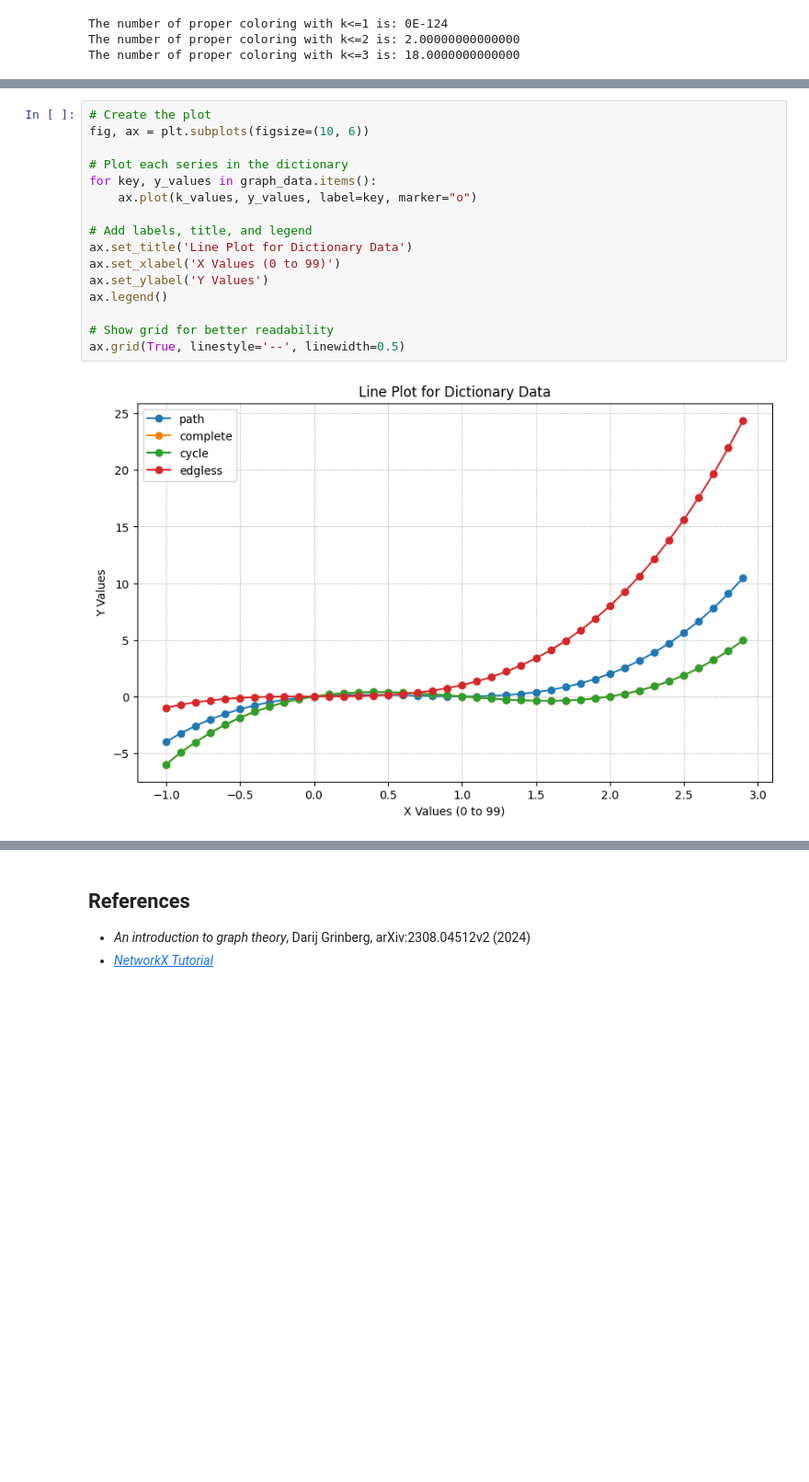
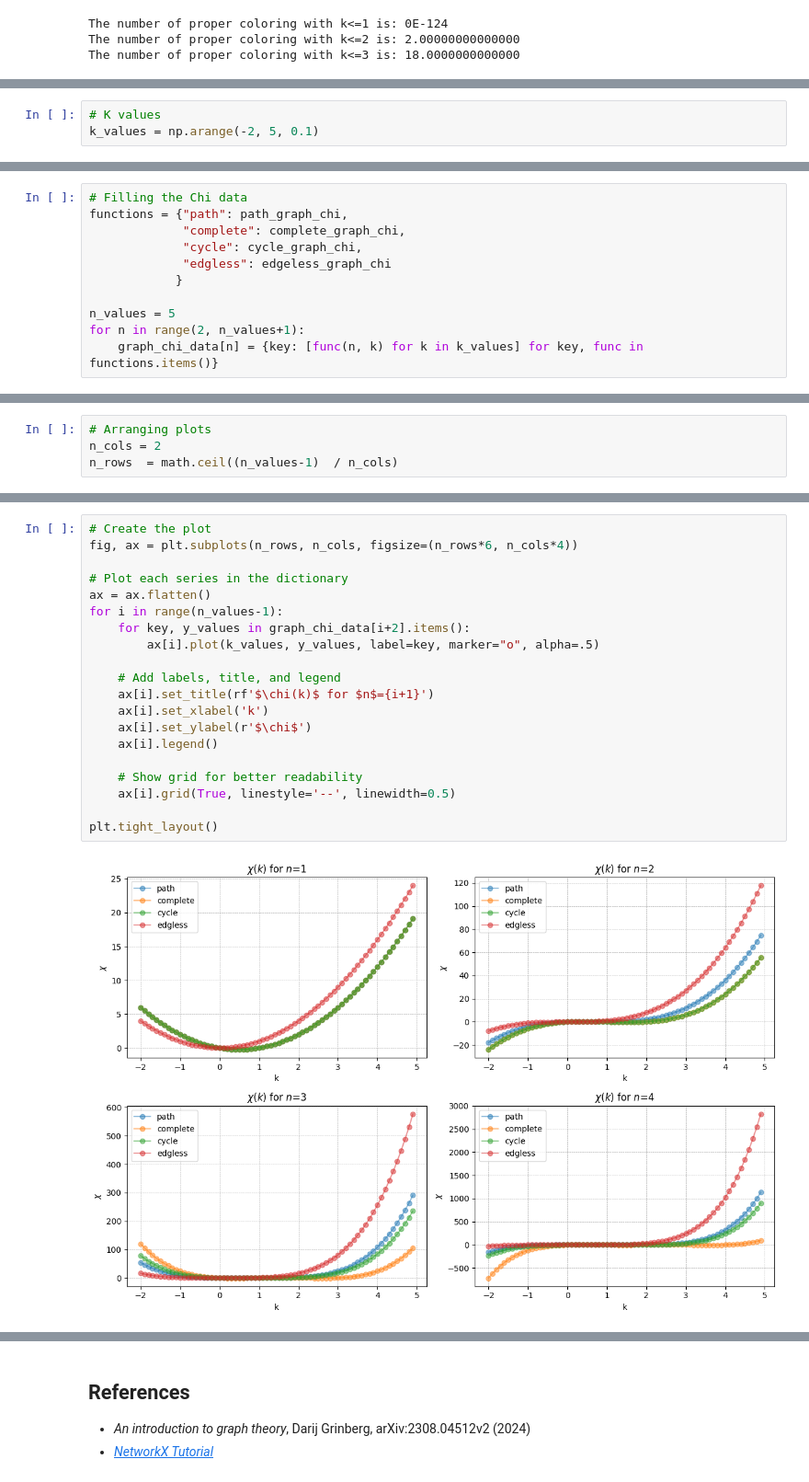
Before and after one commit to mirko-leccese/The-Machine-Learning-Project, a Jupyter notebook: graphs/graph-theory-networkx-2.ipynb, the cells around one changed output, grey strips where cells are left out. Shown: that part at 92% size. Drawn from its saved outputs; the diff is of its cells as text; blank space fills up the shorter version.

Commit message:
feat: update graphs

```diff
--- a/graphs/graph-theory-networkx-2.ipynb
+++ b/graphs/graph-theory-networkx-2.ipynb
@@ -920,2 +933,5 @@ def edgeless_graph_chi(n, k):
     return np.pow(k, n)
+# %%
+# K values
+k_values = np.arange(-2, 5, 0.1)
 # %%
@@ -928,0 +940,11 @@ graph_data["edgless"] = [edgeless_graph_chi(3, k) for k in k_values]
+# %%
+# Filling the Chi data
+functions = {"path": path_graph_chi,
+             "complete": complete_graph_chi,
+             "cycle": cycle_graph_chi,
+             "edgless": edgeless_graph_chi
+            }
+
+n_values = 5
+for n in range(2, n_values+1):
+    graph_chi_data[n] = {key: [func(n, k) for k in k_values] for key, func in functions.items()}
@@ -928,0 +955,4 @@ graph_data["edgless"] = [edgeless_graph_chi(3, k) for k in k_values]
+# %%
+# Arranging plots
+n_cols = 2
+n_rows  = math.ceil((n_values-1)  / n_cols)
@@ -929,20 +963,24 @@ graph_data["edgless"] = [edgeless_graph_chi(3, k) for k in k_values]
 # %%
 # Create the plot
-fig, ax = plt.subplots(figsize=(10, 6))
+fig, ax = plt.subplots(n_rows, n_cols, figsize=(n_rows*6, n_cols*4))
 
 # Plot each series in the dictionary
-for key, y_values in graph_data.items():
-    ax.plot(k_values, y_values, label=key, marker="o")
+ax = ax.flatten()
+for i in range(n_values-1):
+    for key, y_values in graph_chi_data[i+2].items():
+        ax[i].plot(k_values, y_values, label=key, marker="o", alpha=.5)
 
-# Add labels, title, and legend
-ax.set_title('Line Plot for Dictionary Data')
-ax.set_xlabel('X Values (0 to 99)')
-ax.set_ylabel('Y Values')
-ax.legend()
+    # Add labels, title, and legend
+    ax[i].set_title(rf'$\chi(k)$ for $n$={i+1}')
+    ax[i].set_xlabel('k')
+    ax[i].set_ylabel(r'$\chi$')
+    ax[i].legend()
 
-# Show grid for better readability
-ax.grid(True, linestyle='--', linewidth=0.5)
+    # Show grid for better readability
+    ax[i].grid(True, linestyle='--', linewidth=0.5)
+
+plt.tight_layout()
 # %% [output]
-[figure, old version]
+[figure, new version]
 # %% [markdown]
 ## Introduction to Algebraic Graph Theory: the Adjacency Matrix
```
Also changed, not shown: parts of 37 cells of this notebook.
